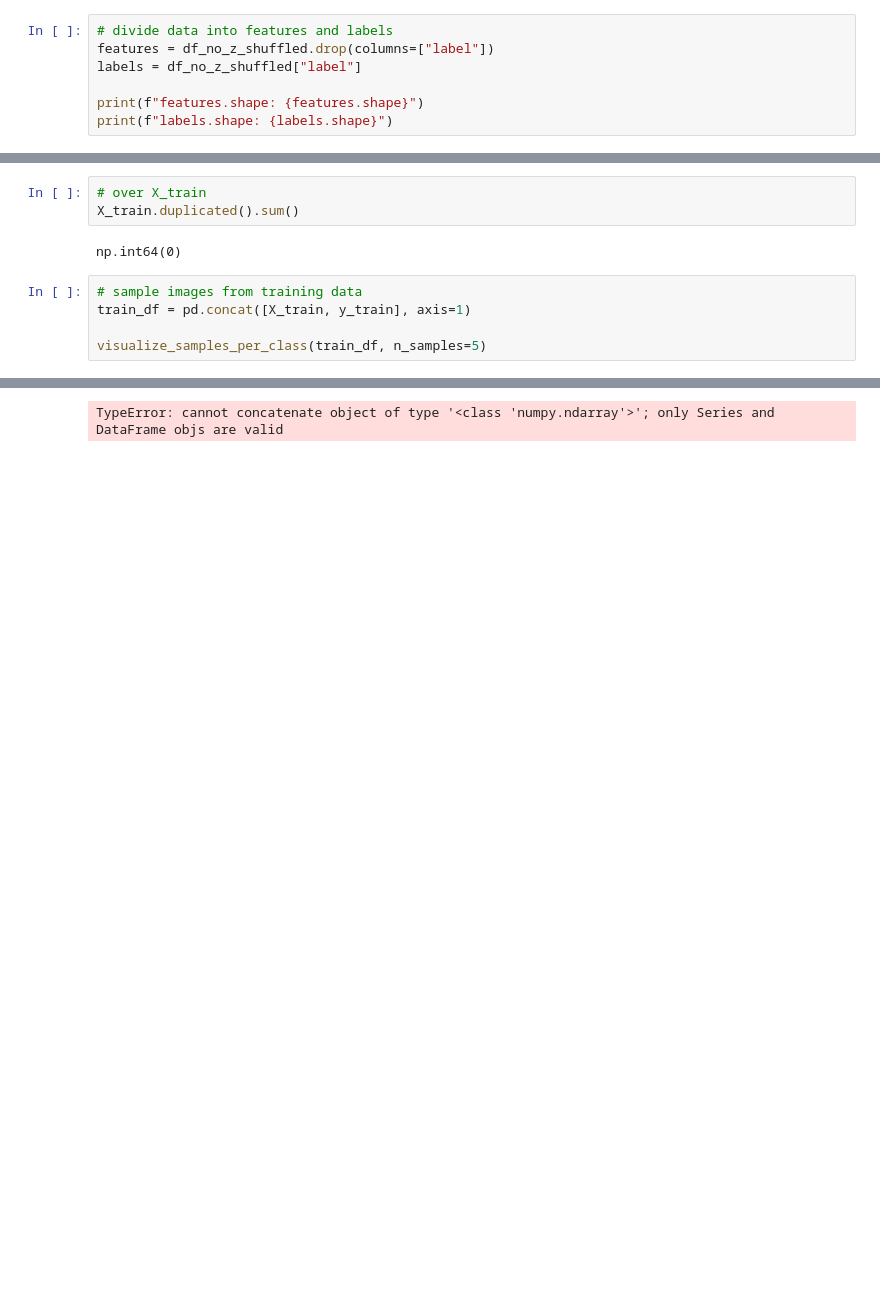
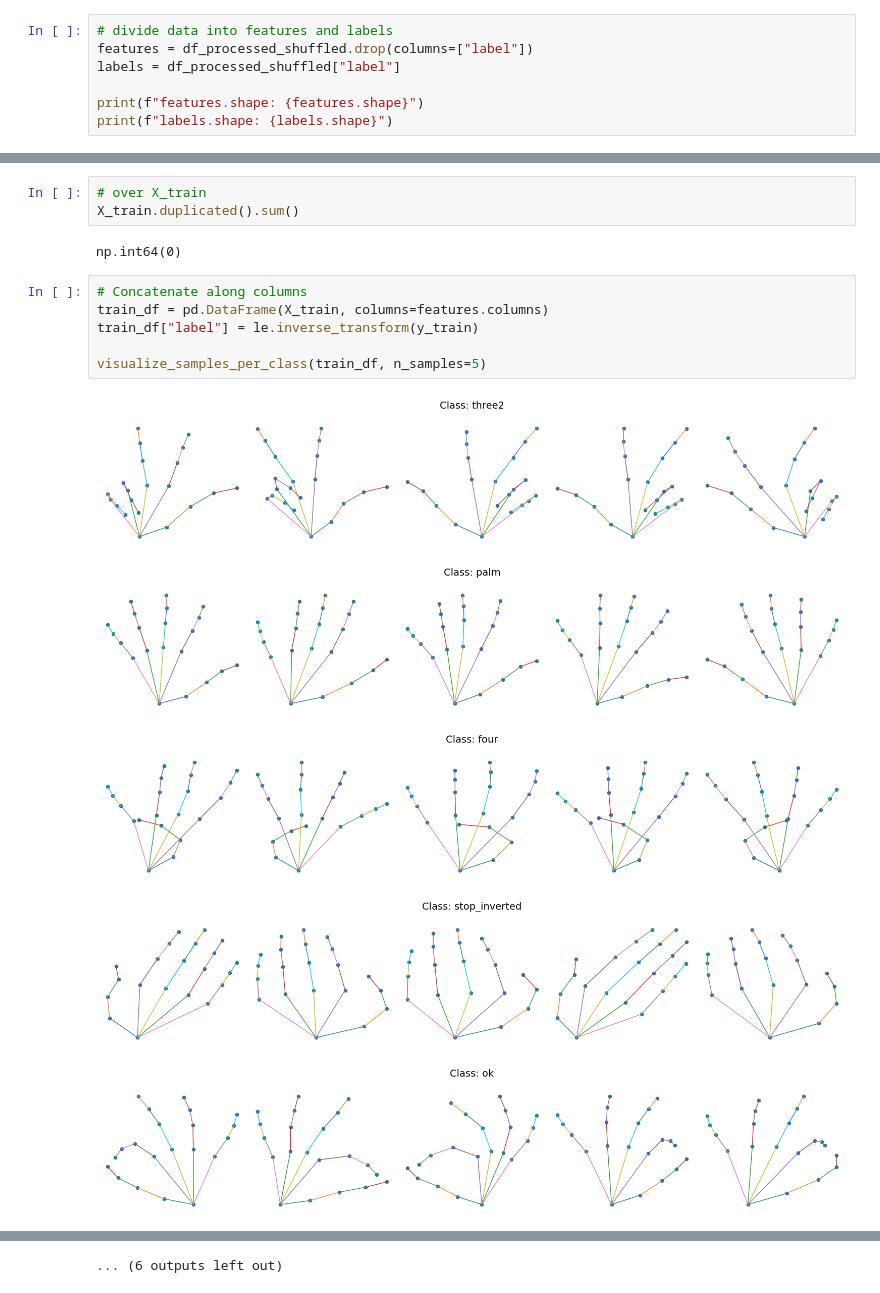
Before and after one commit to Aliha7ish/Hand_Landmarks_Detection, a Jupyter notebook: experiments/experiment_EDA_notebook.ipynb, the cells around one changed output, grey strips where cells are left out. Saved outputs shown, nothing was run; the diff lists cells and outputs as text; blank space fills up the shorter version.

```diff
--- a/experiments/experiment_EDA_notebook.ipynb
+++ b/experiments/experiment_EDA_notebook.ipynb
@@ -175,8 +206,8 @@ df_no_z_shuffled.head()
 5 rows × 43 columns
 # %%
 # divide data into features and labels
-features = df_no_z_shuffled.drop(columns=["label"])
-labels = df_no_z_shuffled["label"]
+features = df_processed_shuffled.drop(columns=["label"])
+labels = df_processed_shuffled["label"]
 
 print(f"features.shape: {features.shape}")
 print(f"labels.shape: {labels.shape}")
@@ -314,8 +343,14 @@ X_train.duplicated().sum()
 # %% [output]
 np.int64(0)
 # %%
-# sample images from training data
-train_df = pd.concat([X_train, y_train], axis=1)
+# Concatenate along columns
+train_df = pd.DataFrame(X_train, columns=features.columns)
+train_df["label"] = le.inverse_transform(y_train)
 
 visualize_samples_per_class(train_df, n_samples=5)
 # %% [output]
+[figure, added]
+[figure, added]
+[figure, added]
+[figure, added]
+[figure, added]
@@ -322,4 +364,4 @@ visualize_samples_per_class(train_df, n_samples=5)
-TypeError: cannot concatenate object of type '<class 'numpy.ndarray'>'; only Series and DataFrame objs are valid
+... (6 outputs left out)
 # %%
 # number of classes
 print(f"Train Data: Number of samples per class:")
```
Also changed, not shown: parts of 13 cells of this notebook, 4 other files.
